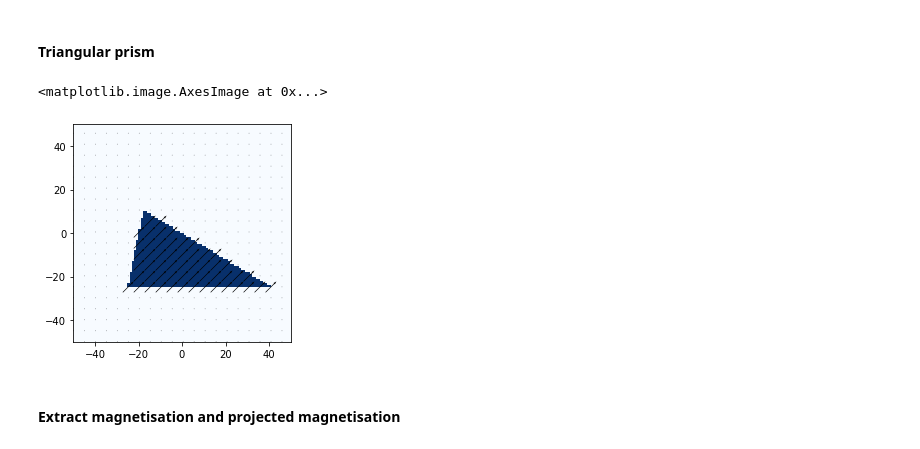
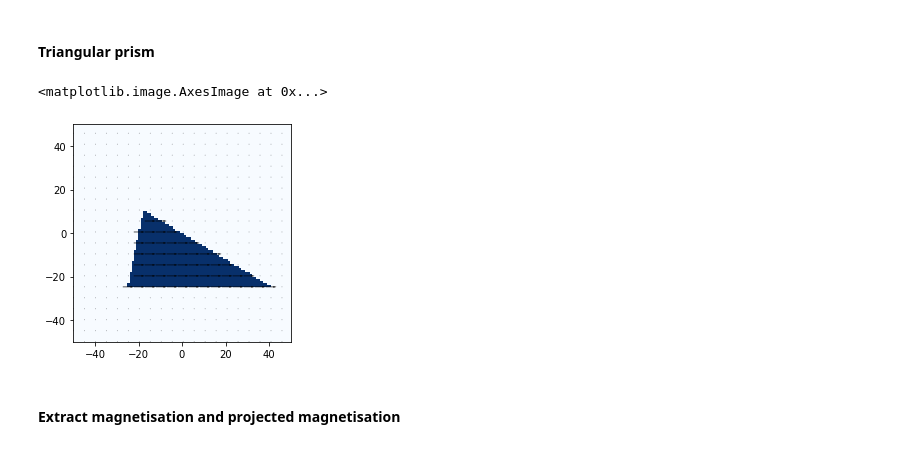
Before and after one commit to grlewis333/phd-work, a Jupyter notebook: holo-sim.ipynb, the cells around one changed output. Cells and saved outputs as stored; diff of their text form; code cells hidden in the pictures.

```diff
--- a/holo-sim.ipynb
+++ b/holo-sim.ipynb
@@ -114,35 +114,35 @@ plt.imshow(Mxx[:,:,round(n/2)].T, extent=[-n/2,n/2,-n/2,n/2],cmap='RdBu',vmin=-1
 m1, c1 = 5, 100
 m2, c2 = 0, -25
 m3, c3 = -0.6, 0
 
 data = []
 for x in xs:
     for y in ys:
         for z in zs:
             if y < (m1*x+c1) and y > (m2*x + c2) and y < (m3*x + c3) and z >-10 and z<40:
-                m = [1,1,1]
+                m = [1,0,0]
                 data.append([x,y,z,m[0],m[1],m[2]])
             else:
                 m = [0,0,0]
                 data.append([x,y,z,m[0],m[1],m[2]])
 
 Mxx = np.take(data,3,axis=1)
 Myy = np.take(data,4,axis=1)
 Mzz = np.take(data,5,axis=1)
 
 Mxx = Mxx.reshape(len(xs),len(ys),len(zs))
 Myy = Myy.reshape(len(xs),len(ys),len(zs))
 Mzz = Mzz.reshape(len(xs),len(ys),len(zs))
 
 # plot
 # in this case plot the Mx values as slice z= 50
 %matplotlib inline
 s=5
 plt.quiver(xx[::s,::s,round(n/2)],yy[::s,::s,round(n/2)],Mxx[::s,::s,round(n/2)],Myy[::s,::s,round(n/2)],pivot='mid',scale=20)
 plt.imshow(np.flipud(Mxx[:,:,round(n/2)].T), extent=[-n/2,n/2,-n/2,n/2],cmap='Blues',vmin=0,vmax=1)
 # %% [output]
 <matplotlib.image.AxesImage at 0x...>
-[figure, old version]
+[figure, new version]
 # %% [markdown]
 #### Extract magnetisation and projected magnetisation
 # %%
```
Also changed, not shown: parts of 13 cells of this notebook.
